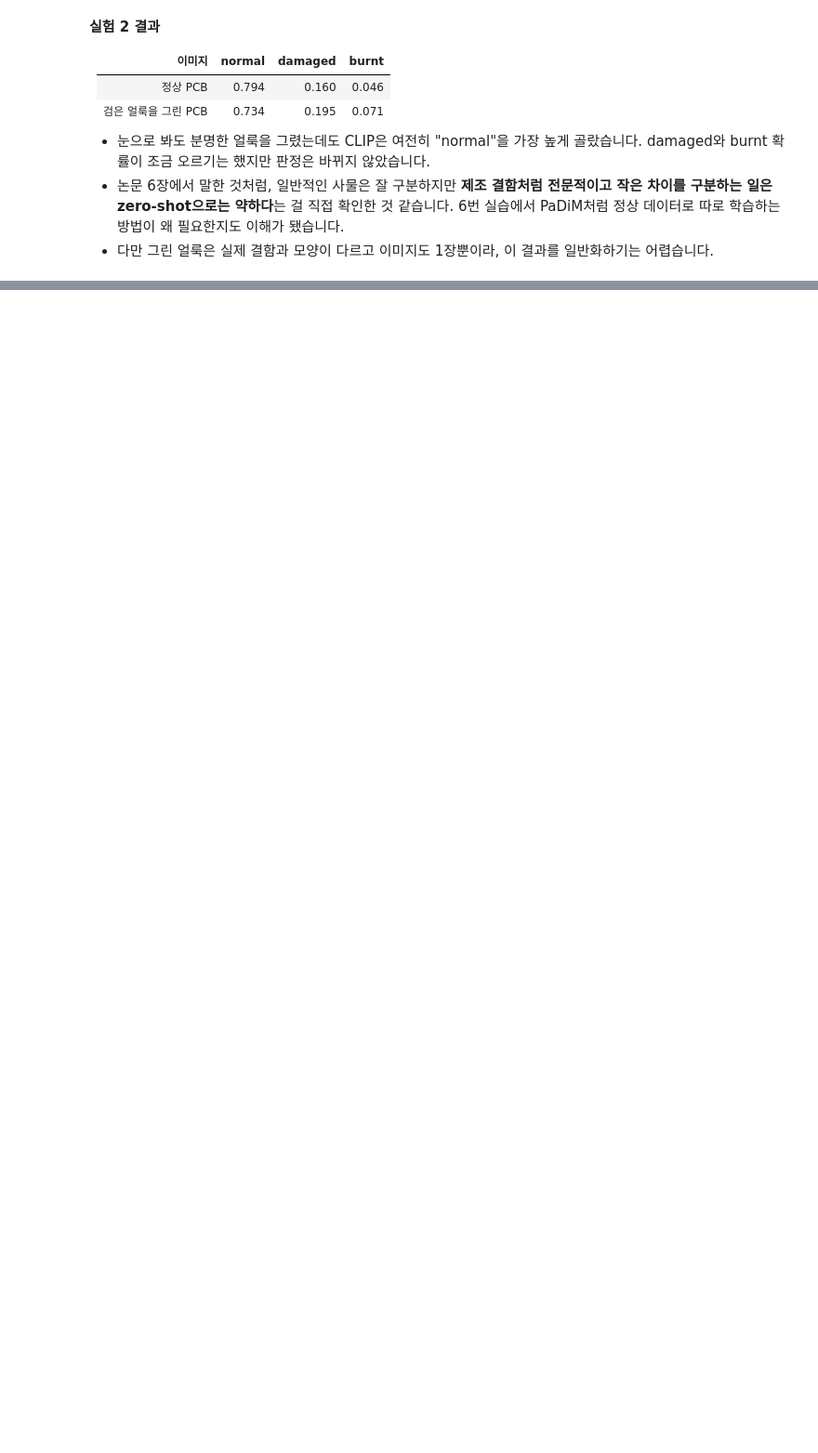
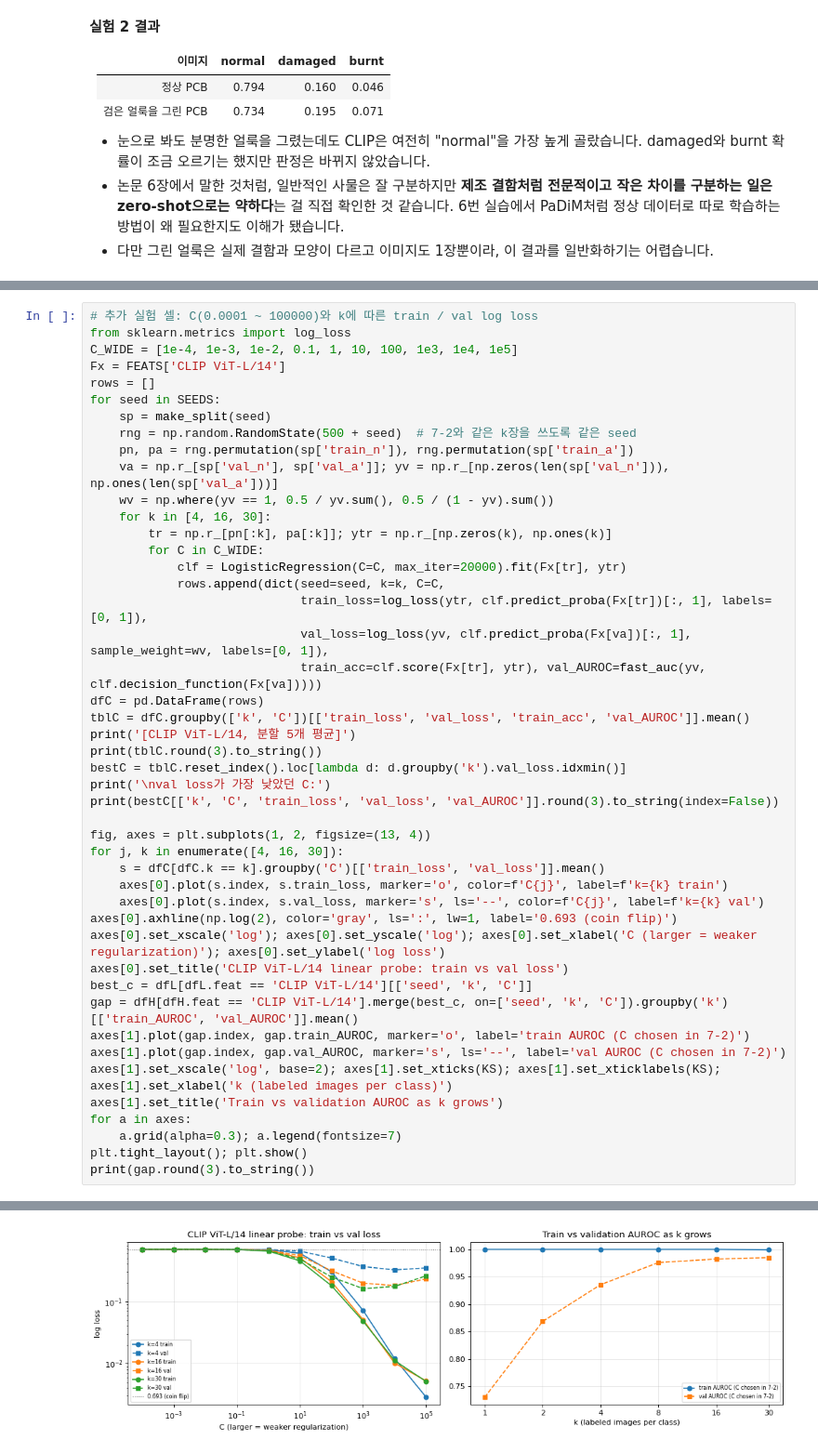
Before and after one commit to gosu1/ERICA_X_MODULABS_CV, a Jupyter notebook: 09_SlowPaper/SlowPaper_CLIP.ipynb, the cells around one changed output, grey strips where cells are left out. Shown at 93% size. Drawn from its saved outputs; the diff is of its cells as text; blank space fills up the shorter version.

```diff
--- a/09_SlowPaper/SlowPaper_CLIP.ipynb
+++ b/09_SlowPaper/SlowPaper_CLIP.ipynb
@@ -176,0 +475,47 @@ dark spot drawn {'normal circuit board': 0.734, 'damaged circuit board': 0.195,
+# %%
+# 추가 실험 셀: C(0.0001 ~ 100000)와 k에 따른 train / val log loss
+from sklearn.metrics import log_loss
+C_WIDE = [1e-4, 1e-3, 1e-2, 0.1, 1, 10, 100, 1e3, 1e4, 1e5]
+Fx = FEATS['CLIP ViT-L/14']
+rows = []
+for seed in SEEDS:
+    sp = make_split(seed)
+    rng = np.random.RandomState(500 + seed)  # 7-2와 같은 k장을 쓰도록 같은 seed
+    pn, pa = rng.permutation(sp['train_n']), rng.permutation(sp['train_a'])
+    va = np.r_[sp['val_n'], sp['val_a']]; yv = np.r_[np.zeros(len(sp['val_n'])), np.ones(len(sp['val_a']))]
+    wv = np.where(yv == 1, 0.5 / yv.sum(), 0.5 / (1 - yv).sum())
+    for k in [4, 16, 30]:
+        tr = np.r_[pn[:k], pa[:k]]; ytr = np.r_[np.zeros(k), np.ones(k)]
+        for C in C_WIDE:
+            clf = LogisticRegression(C=C, max_iter=20000).fit(Fx[tr], ytr)
+            rows.append(dict(seed=seed, k=k, C=C,
+                             train_loss=log_loss(ytr, clf.predict_proba(Fx[tr])[:, 1], labels=[0, 1]),
+                             val_loss=log_loss(yv, clf.predict_proba(Fx[va])[:, 1], sample_weight=wv, labels=[0, 1]),
+                             train_acc=clf.score(Fx[tr], ytr), val_AUROC=fast_auc(yv, clf.decision_function(Fx[va]))))
+dfC = pd.DataFrame(rows)
+tblC = dfC.groupby(['k', 'C'])[['train_loss', 'val_loss', 'train_acc', 'val_AUROC']].mean()
+print('[CLIP ViT-L/14, 분할 5개 평균]')
+print(tblC.round(3).to_string())
+bestC = tblC.reset_index().loc[lambda d: d.groupby('k').val_loss.idxmin()]
+print('\nval loss가 가장 낮았던 C:')
+print(bestC[['k', 'C', 'train_loss', 'val_loss', 'val_AUROC']].round(3).to_string(index=False))
+
+fig, axes = plt.subplots(1, 2, figsize=(13, 4))
+for j, k in enumerate([4, 16, 30]):
+    s = dfC[dfC.k == k].groupby('C')[['train_loss', 'val_loss']].mean()
+    axes[0].plot(s.index, s.train_loss, marker='o', color=f'C{j}', label=f'k={k} train')
+    axes[0].plot(s.index, s.val_loss, marker='s', ls='--', color=f'C{j}', label=f'k={k} val')
+axes[0].axhline(np.log(2), color='gray', ls=':', lw=1, label='0.693 (coin flip)')
+axes[0].set_xscale('log'); axes[0].set_yscale('log'); axes[0].set_xlabel('C (larger = weaker regularization)'); axes[0].set_ylabel('log loss')
+axes[0].set_title('CLIP ViT-L/14 linear probe: train vs val loss')
+best_c = dfL[dfL.feat == 'CLIP ViT-L/14'][['seed', 'k', 'C']]
+gap = dfH[dfH.feat == 'CLIP ViT-L/14'].merge(best_c, on=['seed', 'k', 'C']).groupby('k')[['train_AUROC', 'val_AUROC']].mean()
+axes[1].plot(gap.index, gap.train_AUROC, marker='o', label='train AUROC (C chosen in 7-2)')
+axes[1].plot(gap.index, gap.val_AUROC, marker='s', ls='--', label='val AUROC (C chosen in 7-2)')
+axes[1].set_xscale('log', base=2); axes[1].set_xticks(KS); axes[1].set_xticklabels(KS); axes[1].set_xlabel('k (labeled images per class)')
+axes[1].set_title('Train vs validation AUROC as k grows')
+for a in axes:
+    a.grid(alpha=0.3); a.legend(fontsize=7)
+plt.tight_layout(); plt.show()
+print(gap.round(3).to_string())
+# %% [output]
@@ -176,0 +539 @@ dark spot drawn {'normal circuit board': 0.734, 'damaged circuit board': 0.195,
+[figure, added]
```
Also changed, not shown: parts of 16 cells of this notebook.
